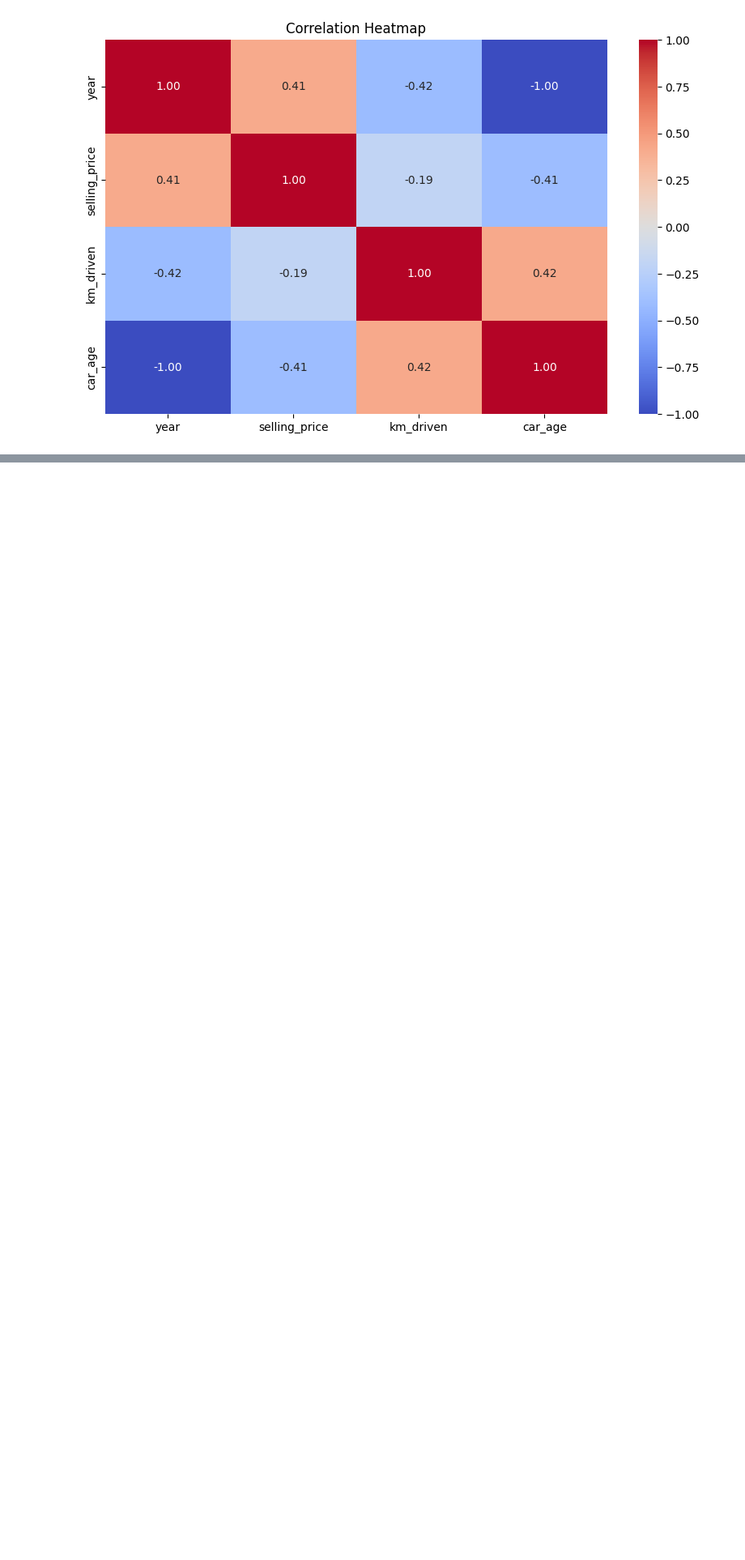
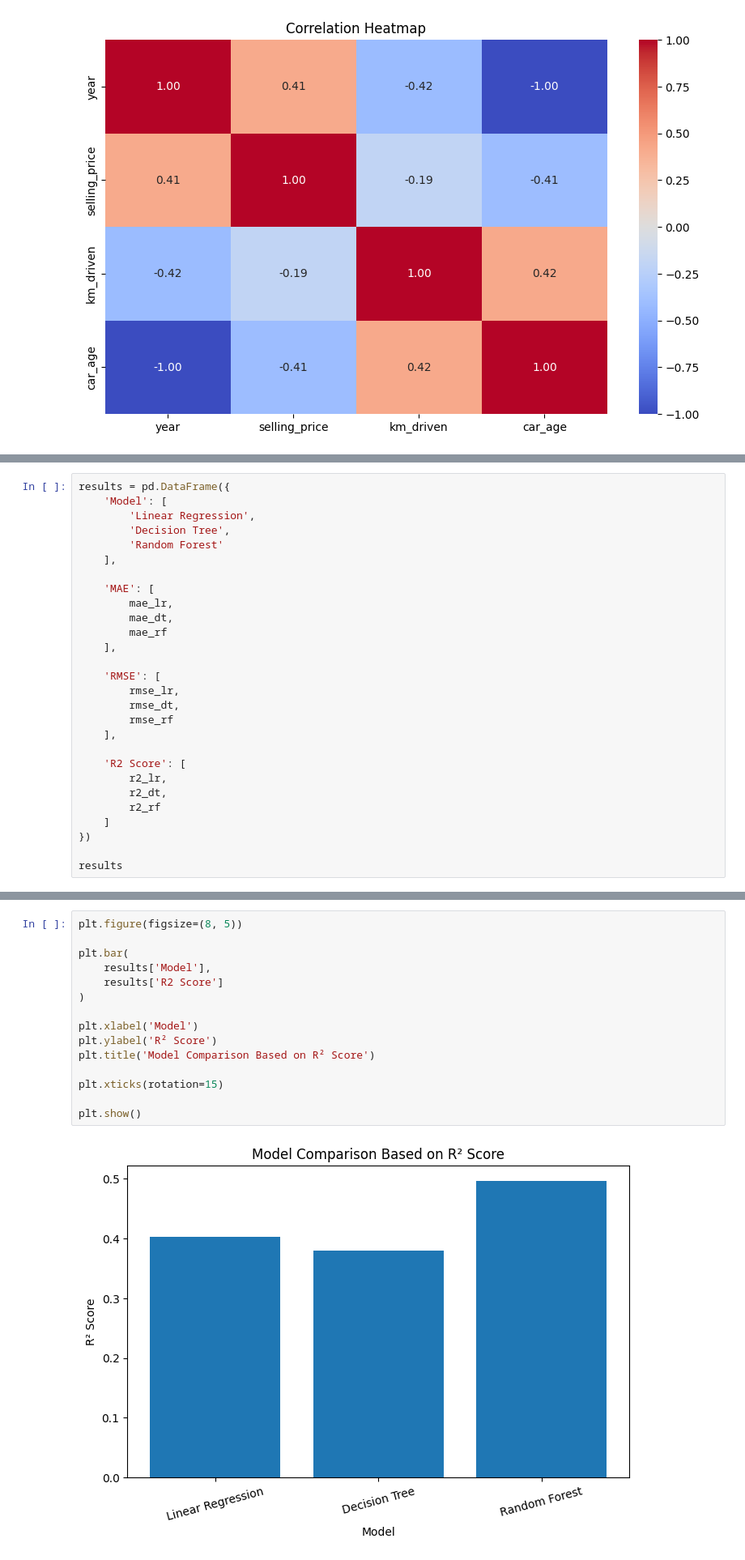
Before and after one commit to shweta714/Car-Price_Prediction_Model, a Jupyter notebook: Car_Price_Prediction_AIML.ipynb, the cells around one changed output, grey strips where cells are left out. Shown at 81% size. Saved outputs shown, nothing was run; the diff lists cells and outputs as text; blank space fills up the shorter version.

```diff
--- a/Car_Price_Prediction_AIML.ipynb
+++ b/Car_Price_Prediction_AIML.ipynb
@@ -188,0 +518,28 @@ plt.show()
+# %%
+results = pd.DataFrame({
+    'Model': [
+        'Linear Regression',
+        'Decision Tree',
+        'Random Forest'
+    ],
+
+    'MAE': [
+        mae_lr,
+        mae_dt,
+        mae_rf
+    ],
+
+    'RMSE': [
+        rmse_lr,
+        rmse_dt,
+        rmse_rf
+    ],
+
+    'R2 Score': [
+        r2_lr,
+        r2_dt,
+        r2_rf
+    ]
+})
+
+results
@@ -188,0 +551,17 @@ plt.show()
+# %%
+plt.figure(figsize=(8, 5))
+
+plt.bar(
+    results['Model'],
+    results['R2 Score']
+)
+
+plt.xlabel('Model')
+plt.ylabel('R² Score')
+plt.title('Model Comparison Based on R² Score')
+
+plt.xticks(rotation=15)
+
+plt.show()
+# %% [output]
+[figure, added]
```
Also changed, not shown: parts of 47 cells of this notebook.
